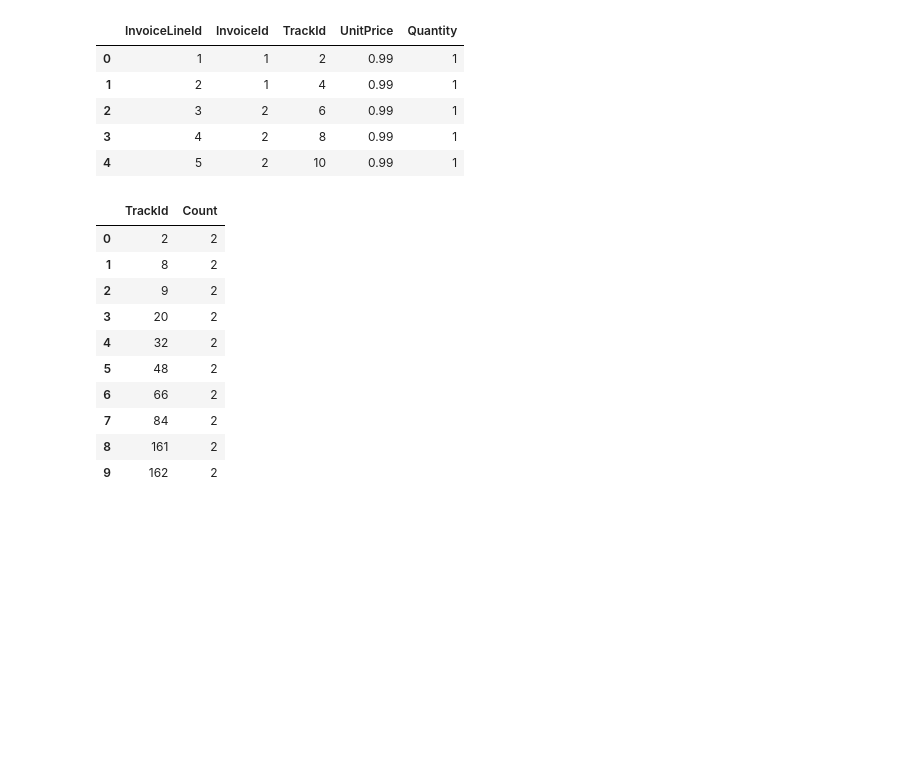
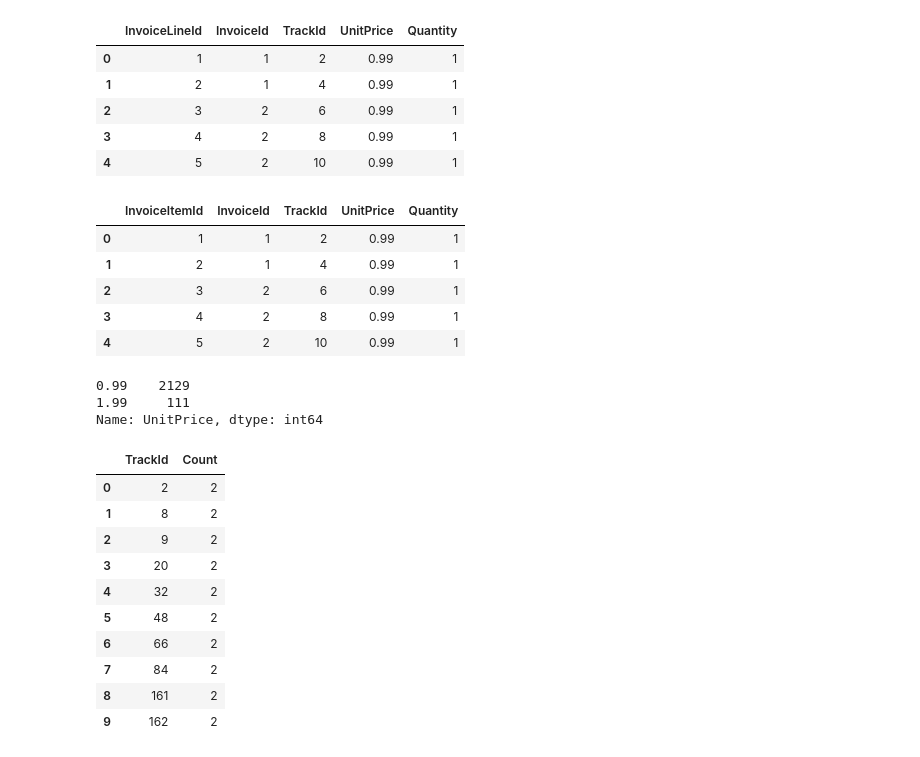
Before and after one commit to alinasansevich/chinook_SQLite_db_analysis, a Jupyter notebook: Chinook_SQLite_database_analysis.ipynb, the cells around one changed output. Saved outputs shown, nothing was run; the diff lists cells and outputs as text; code cells hidden in the pictures; blank space fills up the shorter version.

```diff
--- a/Chinook_SQLite_database_analysis.ipynb
+++ b/Chinook_SQLite_database_analysis.ipynb
@@ -231,6 +219,22 @@ invoice_items.head()
 | 2 | 3 | 2 | 6 | 0.99 | 1 |
 | 3 | 4 | 2 | 8 | 0.99 | 1 |
 | 4 | 5 | 2 | 10 | 0.99 | 1 |
+# %%
+invoice_items.rename(columns={'InvoiceLineId': 'InvoiceItemId'}, inplace=True)
+invoice_items.head()
+# %% [output]
+|  | InvoiceItemId | InvoiceId | TrackId | UnitPrice | Quantity |
+| 0 | 1 | 1 | 2 | 0.99 | 1 |
+| 1 | 2 | 1 | 4 | 0.99 | 1 |
+| 2 | 3 | 2 | 6 | 0.99 | 1 |
+| 3 | 4 | 2 | 8 | 0.99 | 1 |
+| 4 | 5 | 2 | 10 | 0.99 | 1 |
+# %%
+invoice_items['UnitPrice'].value_counts() # there are only 2 prices for the different tracks, $0.99 and $1.99
+# %% [output]
+0.99    2129
+1.99     111
+Name: UnitPrice, dtype: int64
 # %%
 query = """
 SELECT DISTINCT(TrackId)
```
Also changed, not shown: parts of 15 cells of this notebook.
